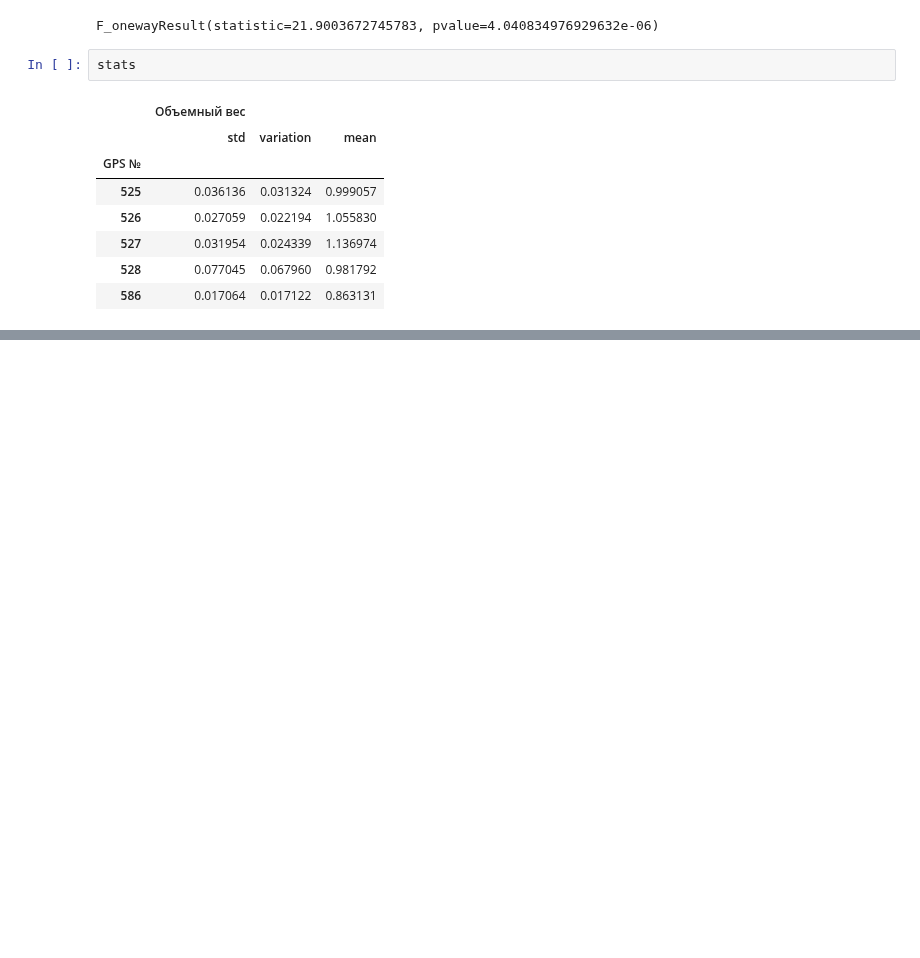
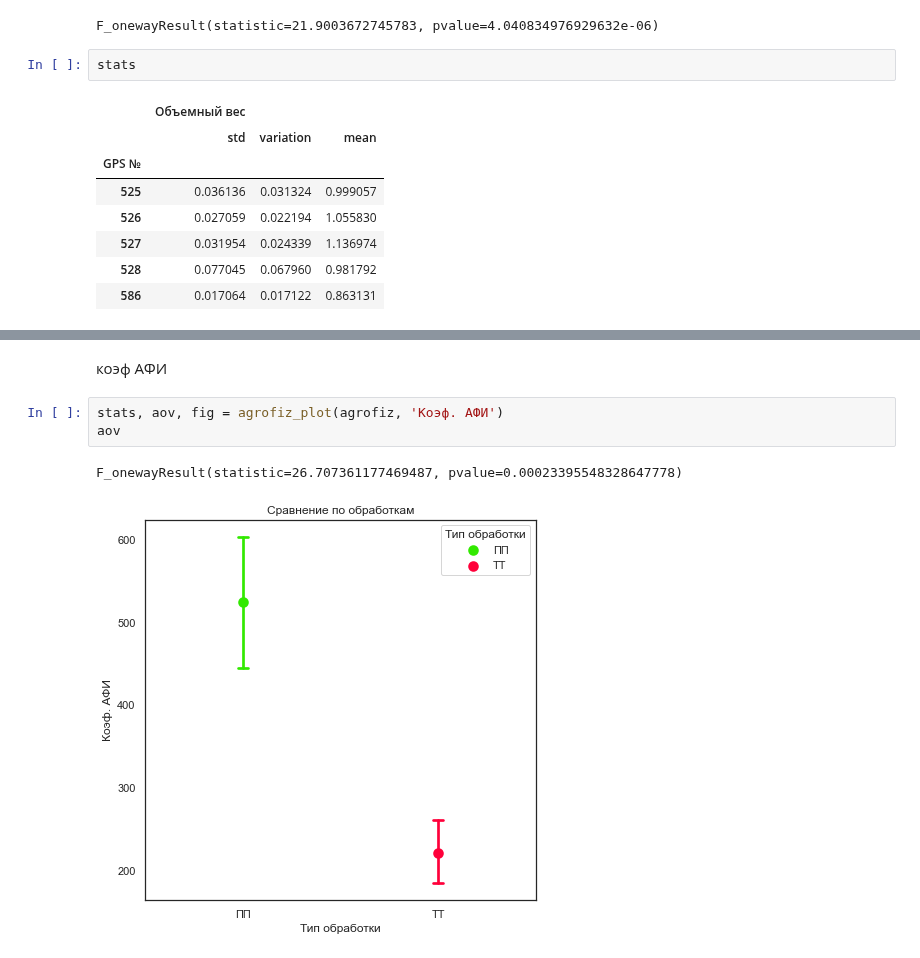
Before and after one commit to hukitoc94/total_archangelskiy, a Jupyter notebook: field_data/agrophysics.ipynb, the cells around one changed output, grey strips where cells are left out. Saved outputs shown, nothing was run; the diff lists cells and outputs as text; blank space fills up the shorter version.

```diff
--- a/field_data/agrophysics.ipynb
+++ b/field_data/agrophysics.ipynb
@@ -122,0 +156,8 @@ stats
+# %% [markdown]
+коэф АФИ
+# %%
+stats, aov, fig = agrofiz_plot(agrofiz, 'Коэф. АФИ')
+aov
+# %% [output]
+F_onewayResult(statistic=26.707361177469487, pvalue=0.00023395548328647778)
+[figure, added]
```
Also changed, not shown: parts of 10 cells of this notebook, 8 other files.
